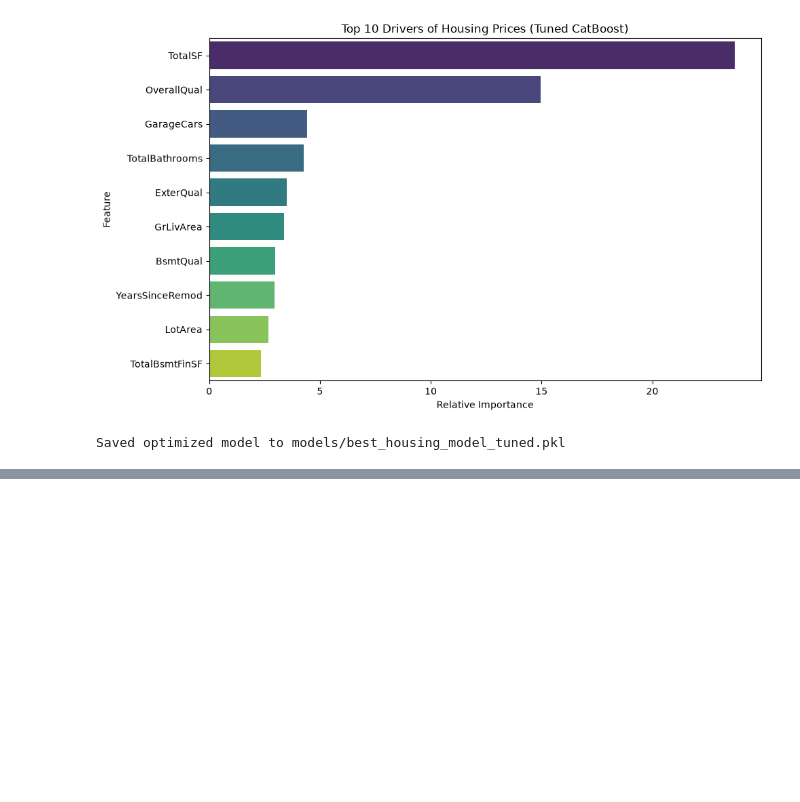
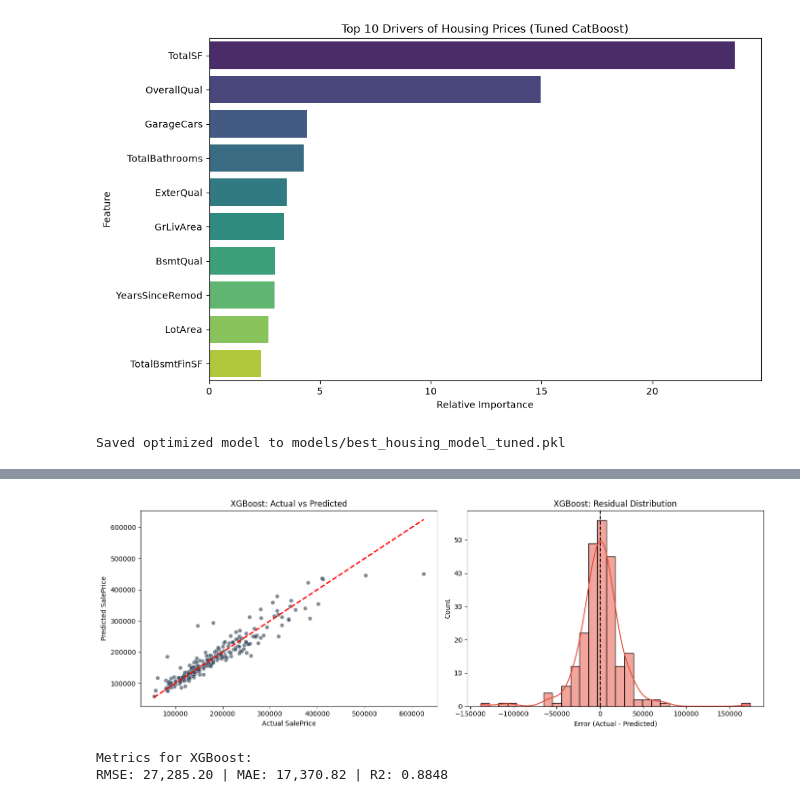
Before and after one commit to VenuriDampahalage/ames-housing-price-prediction, a Jupyter notebook: Model_Training.ipynb, the cells around one changed output, grey strips where cells are left out. Saved outputs shown, nothing was run; the diff lists cells and outputs as text; code cells hidden in the pictures; blank space fills up the shorter version.

```diff
--- a/Model_Training.ipynb
+++ b/Model_Training.ipynb
@@ -288,0 +341,9 @@ To https://github.com/VenuriDampahalage/ames-housing-price-prediction.git
+# %%
+from xgboost import XGBRegressor
+
+xgb_model = XGBRegressor(n_estimators=200, learning_rate=0.05, random_state=42, n_jobs=-1)
+evaluate_and_plot(xgb_model, "XGBoost")
+# %% [output]
+[figure, added]
+Metrics for XGBoost:
+RMSE: 27,285.20 | MAE: 17,370.82 | R2: 0.8848
```
Also changed, not shown: parts of 10 cells of this notebook.
